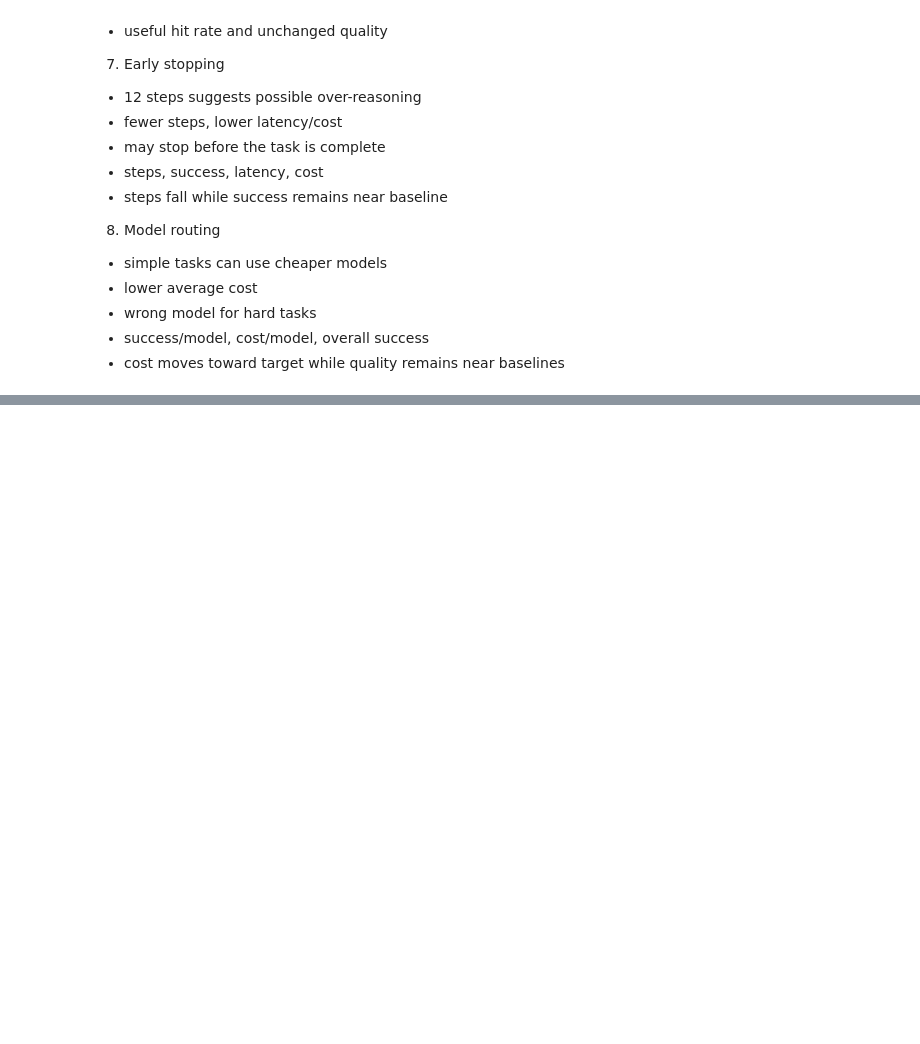
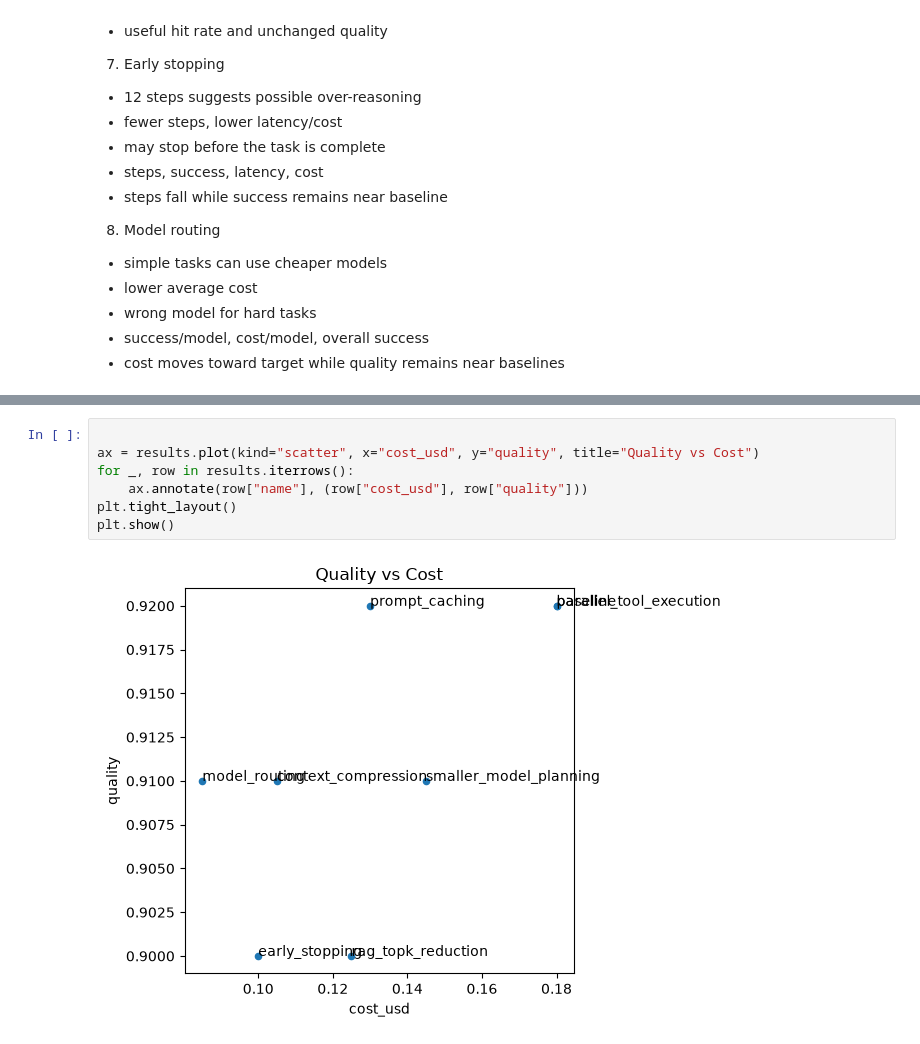
Before and after one commit to hanbanthan/AI-Agent, a Jupyter notebook: exercise/Ex15-Optimization.ipynb, the cells around one changed output, grey strips where cells are left out. Drawn from its saved outputs; the diff is of its cells as text; blank space fills up the shorter version.

```diff
--- a/exercise/Ex15-Optimization.ipynb
+++ b/exercise/Ex15-Optimization.ipynb
@@ -59,0 +352,9 @@ Experiement | Hypothesis | Expected benefit | Potential quality impact | Metrics
+# %%
+
+ax = results.plot(kind="scatter", x="cost_usd", y="quality", title="Quality vs Cost")
+for _, row in results.iterrows():
+    ax.annotate(row["name"], (row["cost_usd"], row["quality"]))
+plt.tight_layout()
+plt.show()
+# %% [output]
+[figure, added]
```
Also changed, not shown: parts of 18 cells of this notebook, 28 other files.
